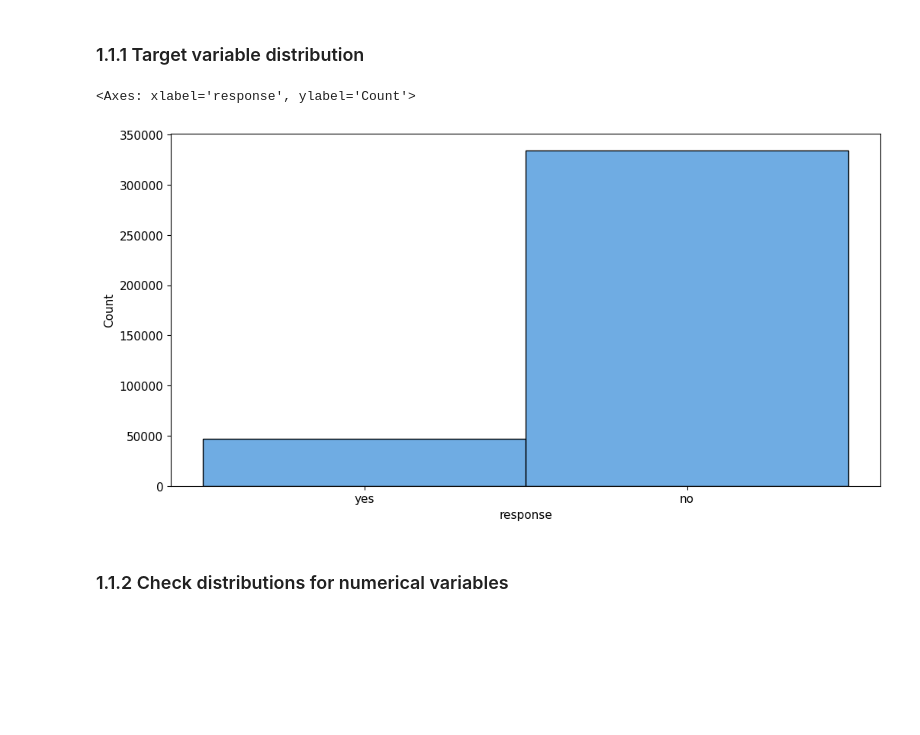
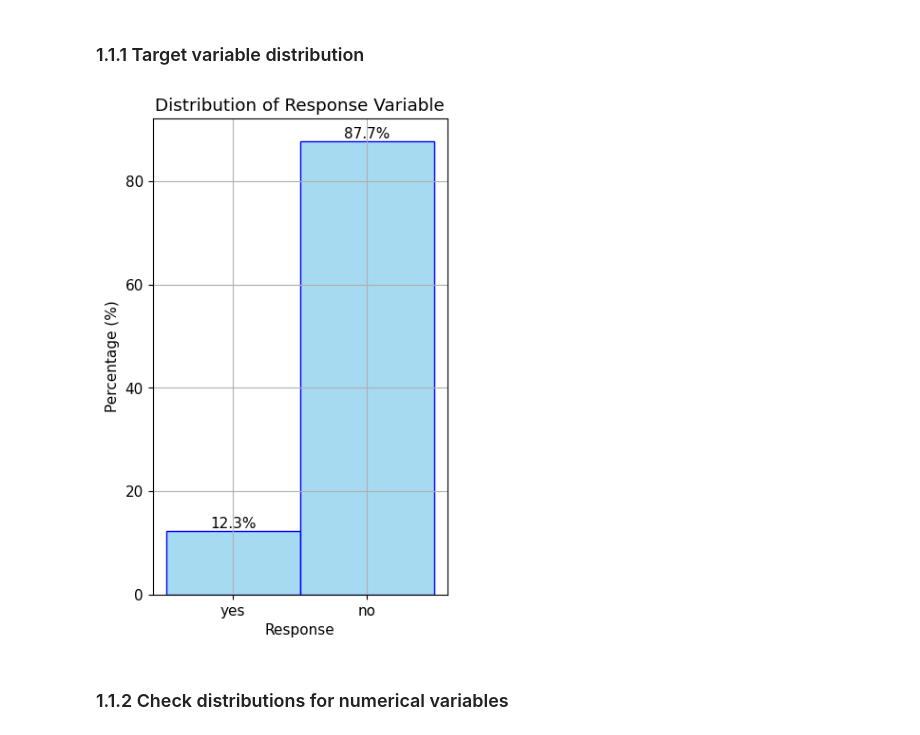
Before and after one commit to iury-repo/health_insurance_cs, a Jupyter notebook: notebooks/1-ims-data-exploration.ipynb, the cells around one changed output. Cells and saved outputs as stored; diff of their text form; code cells hidden in the pictures; blank space fills up the shorter version.

Commit message:
Update EDA visualization; Save histplot to reports

```diff
--- a/notebooks/1-ims-data-exploration.ipynb
+++ b/notebooks/1-ims-data-exploration.ipynb
@@ -61,11 +61,20 @@ cat_var = df_eda.select_dtypes(exclude=['int64', 'float64'])
 # %% [markdown]
 ### 1.1.1 Target variable distribution
 # %%
-plt.figure(figsize=(12,6))
-sns.histplot(df_eda['response'])
+plt.figure(figsize=(4,6.5))
+plt.grid(True)
+plt.title('Distribution of Response Variable')
+ax = sns.histplot(df_eda['response'], stat="percent", color='skyblue', edgecolor='blue')
+
+# Add labels to the bars
+for container in ax.containers:
+    ax.bar_label(container, fmt='%.1f%%')
+
+plt.xlabel('Response')
+plt.ylabel('Percentage (%)')
+plt.show()
 # %% [output]
-<Axes: xlabel='response', ylabel='Count'>
-[figure, old version]
+[figure, new version]
 # %% [markdown]
 ### 1.1.2 Check distributions for numerical variables
 # %%
```
Also changed, not shown: 1 other file.
